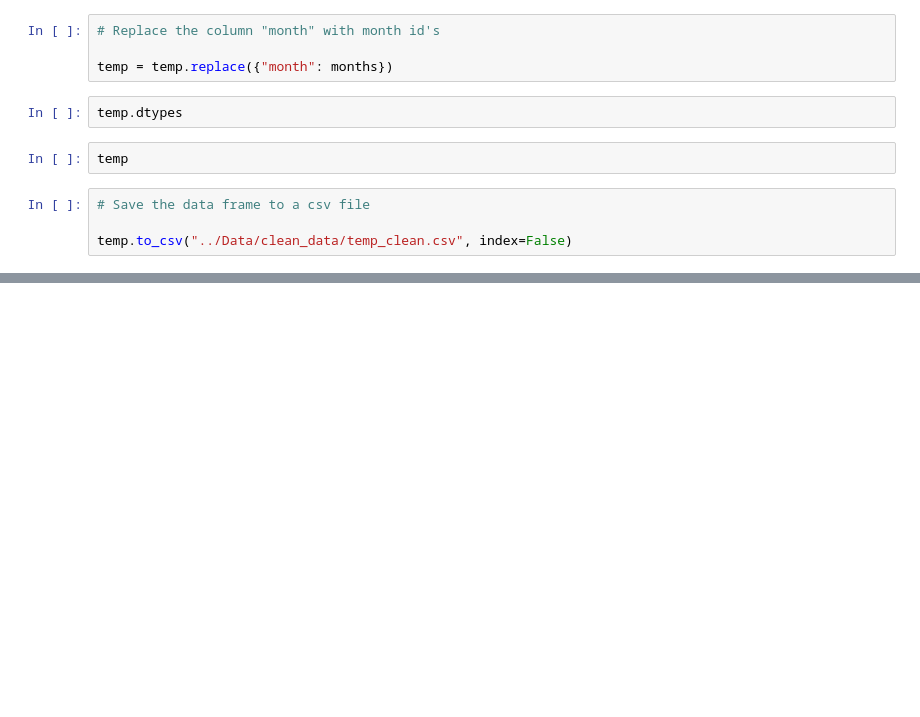
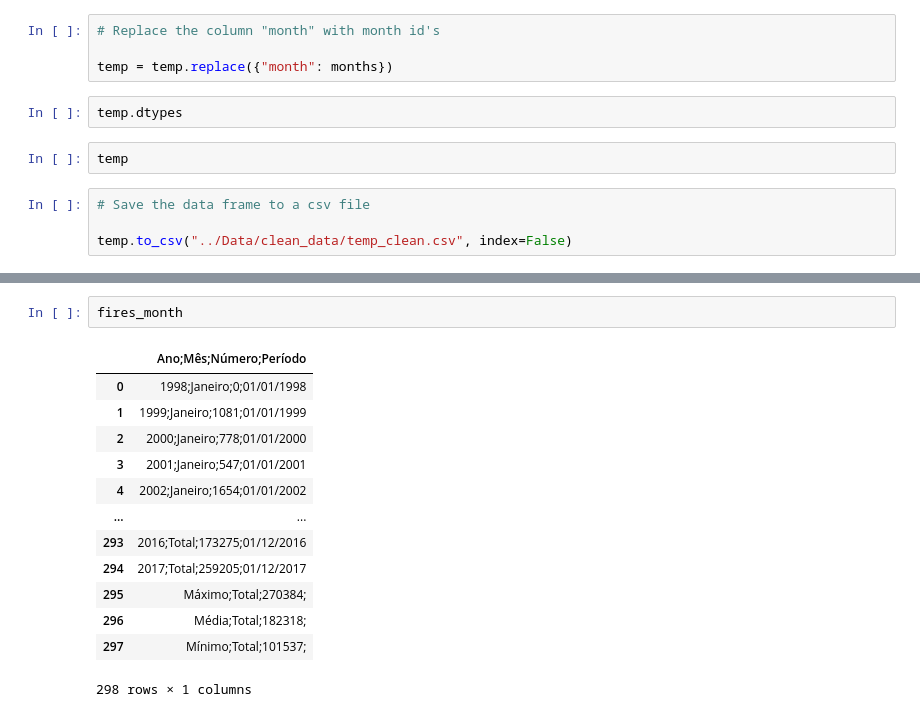
Before and after one commit to BitaNajd/wildfires, a Jupyter notebook: Notebooks/01_data_cleaning.ipynb, the cells around one changed output, grey strips where cells are left out. Saved outputs shown, nothing was run; the diff lists cells and outputs as text; blank space fills up the shorter version.

```diff
--- a/Notebooks/01_data_cleaning.ipynb
+++ b/Notebooks/01_data_cleaning.ipynb
@@ -397,0 +416,16 @@ temp.to_csv("../Data/clean_data/temp_clean.csv", index=False)
+# %%
+fires_month
+# %% [output]
+|  | Ano;Mês;Número;Período |
+| 0 | 1998;Janeiro;0;01/01/1998 |
+| 1 | 1999;Janeiro;1081;01/01/1999 |
+| 2 | 2000;Janeiro;778;01/01/2000 |
+| 3 | 2001;Janeiro;547;01/01/2001 |
+| 4 | 2002;Janeiro;1654;01/01/2002 |
+| ... | ... |
+| 293 | 2016;Total;173275;01/12/2016 |
+| 294 | 2017;Total;259205;01/12/2017 |
+| 295 | Máximo;Total;270384; |
+| 296 | Média;Total;182318; |
+| 297 | Mínimo;Total;101537; |
+298 rows × 1 columns
```
Also changed, not shown: parts of 6 cells of this notebook, 5 other files.
